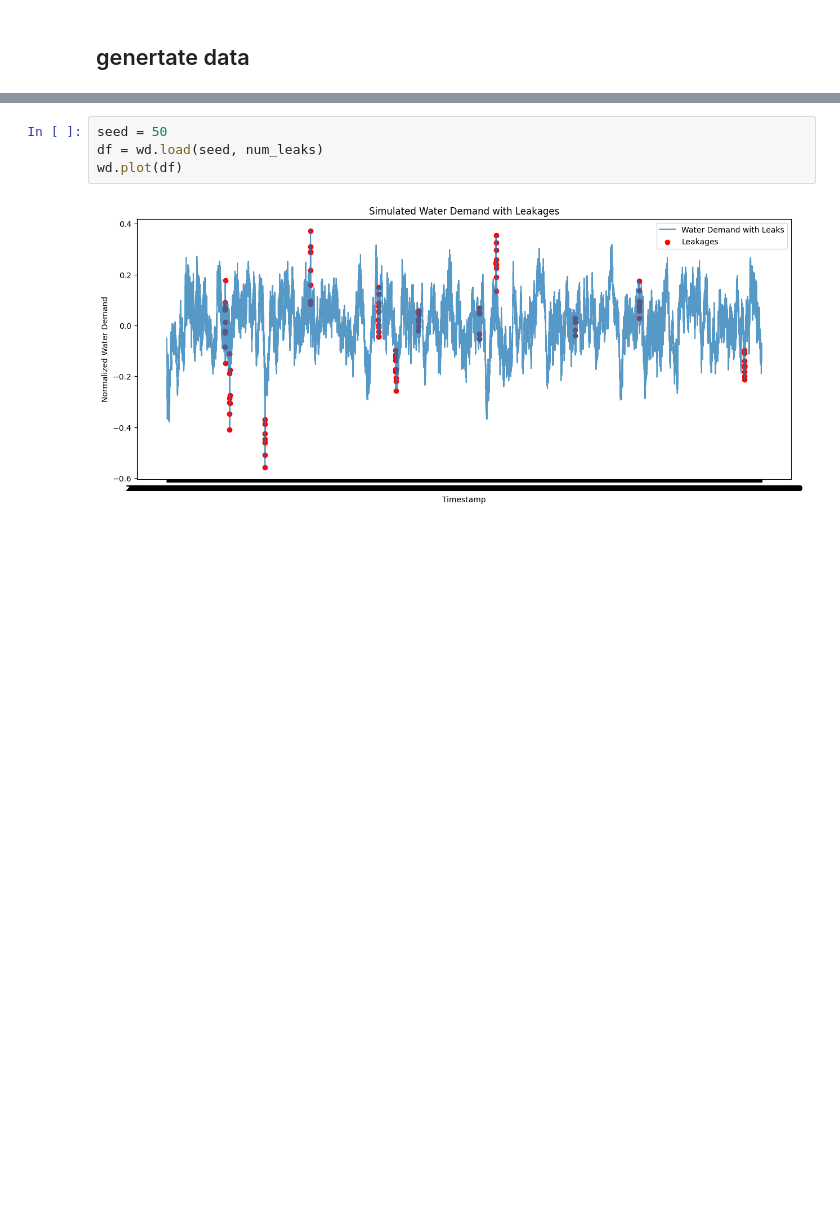
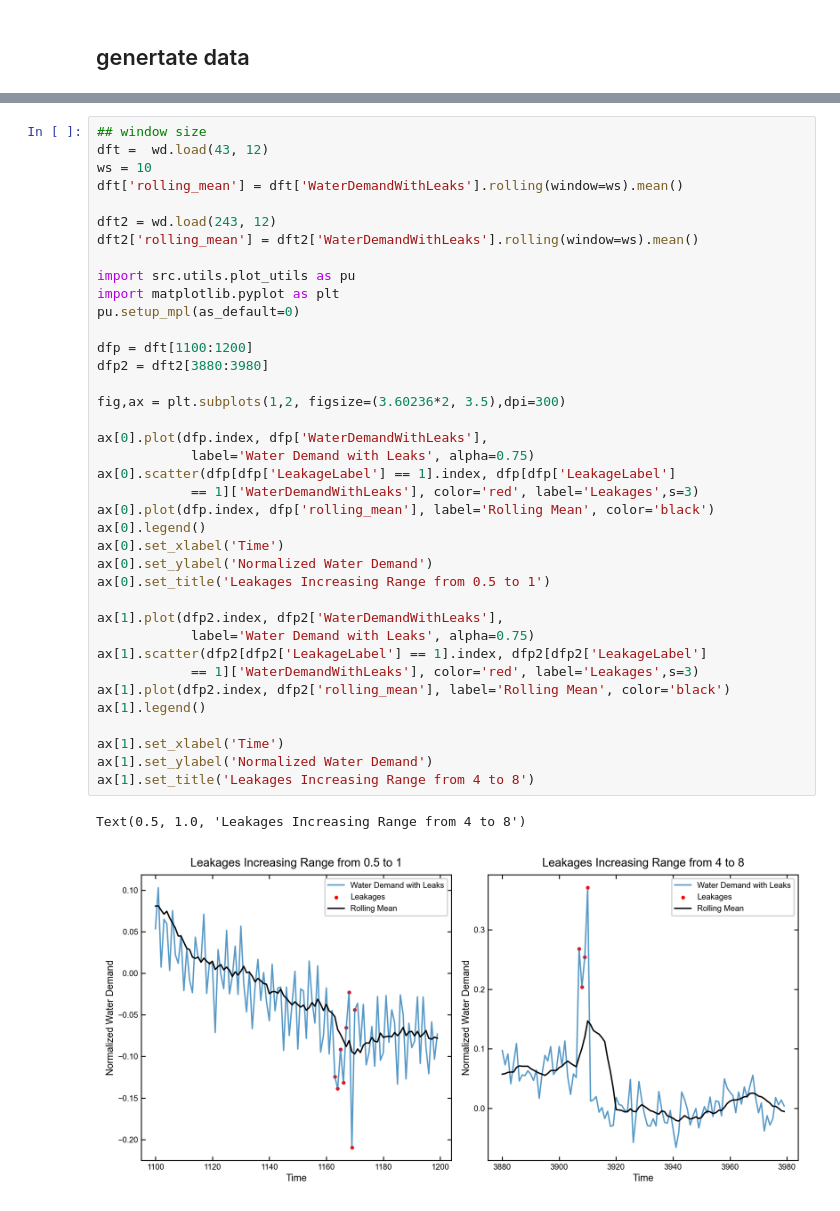
Before and after one commit to AdamZh0u/water_demand_rl, a Jupyter notebook: notebooks/00_simulation.ipynb, the cells around one changed output, grey strips where cells are left out. Drawn from its saved outputs; the diff is of its cells as text; blank space fills up the shorter version.

```diff
--- a/notebooks/00_simulation.ipynb
+++ b/notebooks/00_simulation.ipynb
@@ -60,6 +65,41 @@ Data saved successfully Data_water_demand_with_leaks_142_12.txt
-# %%
-seed = 50
-df = wd.load(seed, num_leaks)
-wd.plot(df)
-# %% [output]
-[figure, removed]
+# %%
+## window size
+dft =  wd.load(43, 12)
+ws = 10
+dft['rolling_mean'] = dft['WaterDemandWithLeaks'].rolling(window=ws).mean()
+
+dft2 = wd.load(243, 12)
+dft2['rolling_mean'] = dft2['WaterDemandWithLeaks'].rolling(window=ws).mean()
+
+import src.utils.plot_utils as pu
+import matplotlib.pyplot as plt
+pu.setup_mpl(as_default=0)
+
+dfp = dft[1100:1200]
+dfp2 = dft2[3880:3980]
+
+fig,ax = plt.subplots(1,2, figsize=(3.60236*2, 3.5),dpi=300)
+
+ax[0].plot(dfp.index, dfp['WaterDemandWithLeaks'],
+            label='Water Demand with Leaks', alpha=0.75)
+ax[0].scatter(dfp[dfp['LeakageLabel'] == 1].index, dfp[dfp['LeakageLabel']
+            == 1]['WaterDemandWithLeaks'], color='red', label='Leakages',s=3)
+ax[0].plot(dfp.index, dfp['rolling_mean'], label='Rolling Mean', color='black')
+ax[0].legend()
+ax[0].set_xlabel('Time')
+ax[0].set_ylabel('Normalized Water Demand')
+ax[0].set_title('Leakages Increasing Range from 0.5 to 1')
+
+ax[1].plot(dfp2.index, dfp2['WaterDemandWithLeaks'],
+            label='Water Demand with Leaks', alpha=0.75)
+ax[1].scatter(dfp2[dfp2['LeakageLabel'] == 1].index, dfp2[dfp2['LeakageLabel']
+            == 1]['WaterDemandWithLeaks'], color='red', label='Leakages',s=3)
+ax[1].plot(dfp2.index, dfp2['rolling_mean'], label='Rolling Mean', color='black')
+ax[1].legend()
+
+ax[1].set_xlabel('Time')
+ax[1].set_ylabel('Normalized Water Demand')
+ax[1].set_title('Leakages Increasing Range from 4 to 8')
+# %% [output]
+Text(0.5, 1.0, 'Leakages Increasing Range from 4 to 8')
+[figure, added]
```
Also changed, not shown: parts of 14 cells of this notebook, 5 other files.
